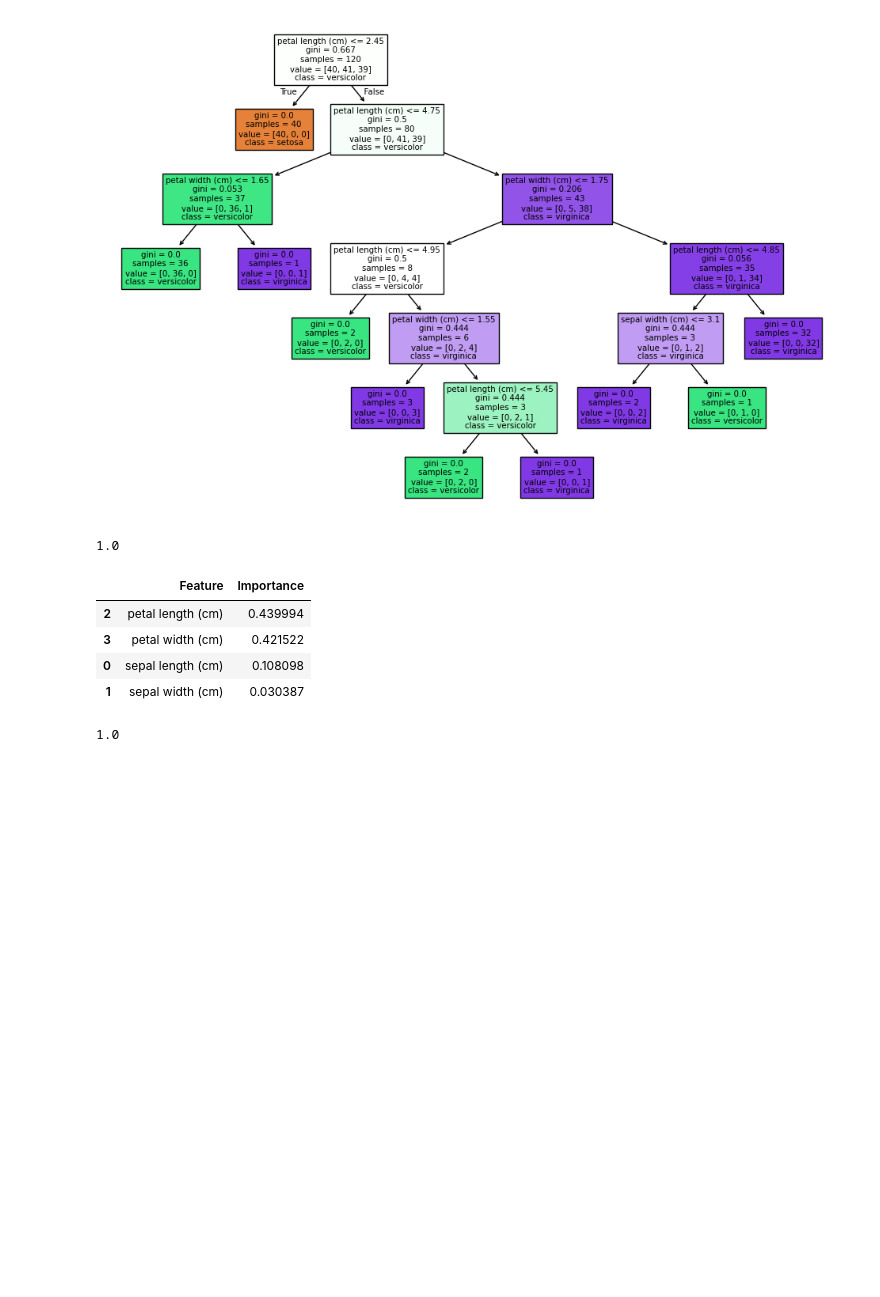
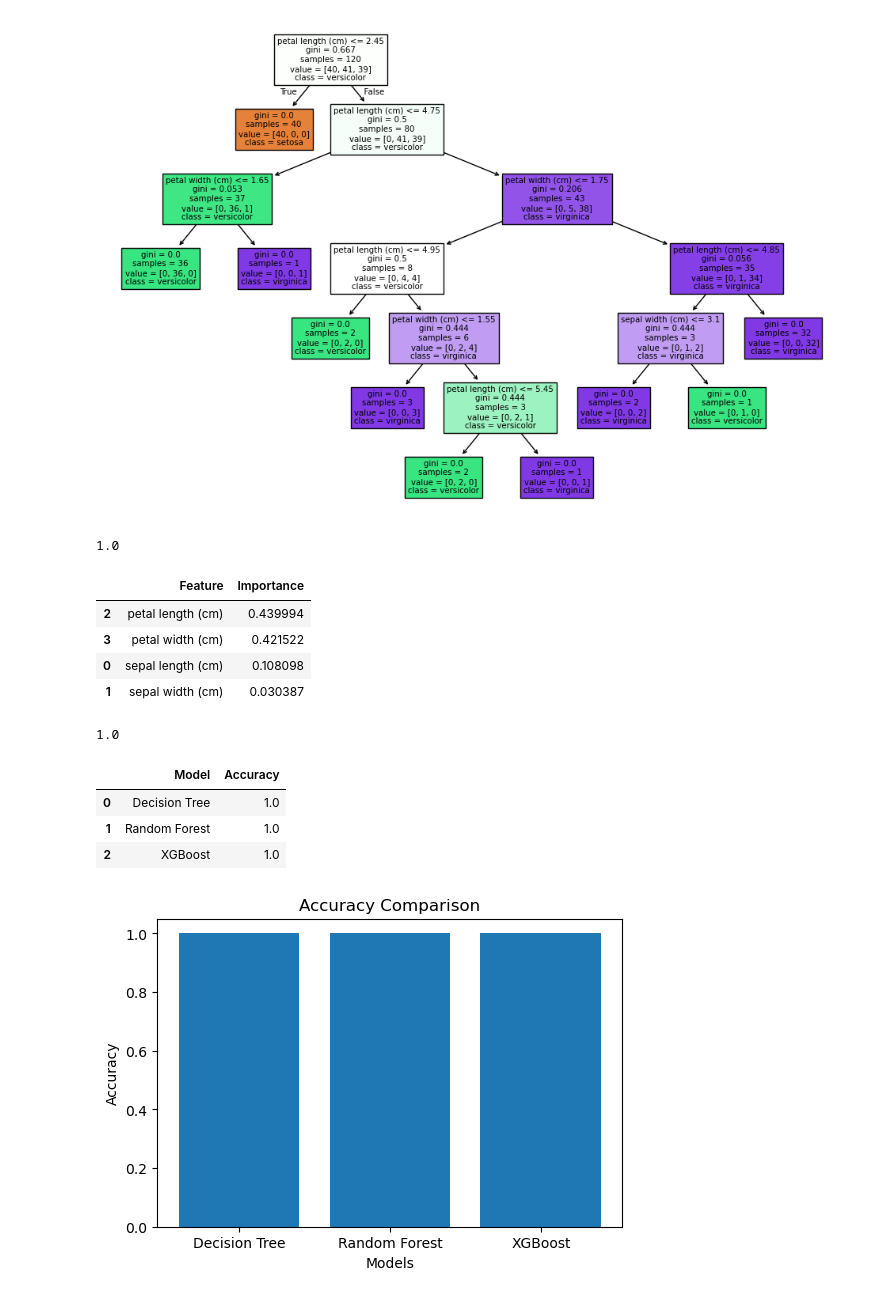
Before and after one commit to venkatjyoshitpotnuru/ACM-SIGAI-Recruitment-2026, a Jupyter notebook: Day-05-Tree-Models/Day5_Tree_Models_Ensemble_Methods.ipynb, the cells around one changed output. Saved outputs shown, nothing was run; the diff lists cells and outputs as text; code cells hidden in the pictures; blank space fills up the shorter version.

Commit message:
Compared Tree models using accuracy metrics

```diff
--- a/Day-05-Tree-Models/Day5_Tree_Models_Ensemble_Methods.ipynb
+++ b/Day-05-Tree-Models/Day5_Tree_Models_Ensemble_Methods.ipynb
@@ -125,3 +125,41 @@ xgb_accuracy = accuracy_score(
 print(xgb_accuracy)
 # %% [output]
 1.0
+# %%
+results = pd.DataFrame({
+
+    "Model":[
+        "Decision Tree",
+        "Random Forest",
+        "XGBoost"
+    ],
+
+    "Accuracy":[
+        dt_accuracy,
+        rf_accuracy,
+        xgb_accuracy
+    ]
+
+})
+
+results
+# %% [output]
+|  | Model | Accuracy |
+| 0 | Decision Tree | 1.0 |
+| 1 | Random Forest | 1.0 |
+| 2 | XGBoost | 1.0 |
+# %%
+plt.figure(figsize=(6,4))
+
+plt.bar(
+    results["Model"],
+    results["Accuracy"]
+)
+
+plt.xlabel("Models")
+plt.ylabel("Accuracy")
+plt.title("Accuracy Comparison")
+
+plt.show()
+# %% [output]
+[figure, added]
```
